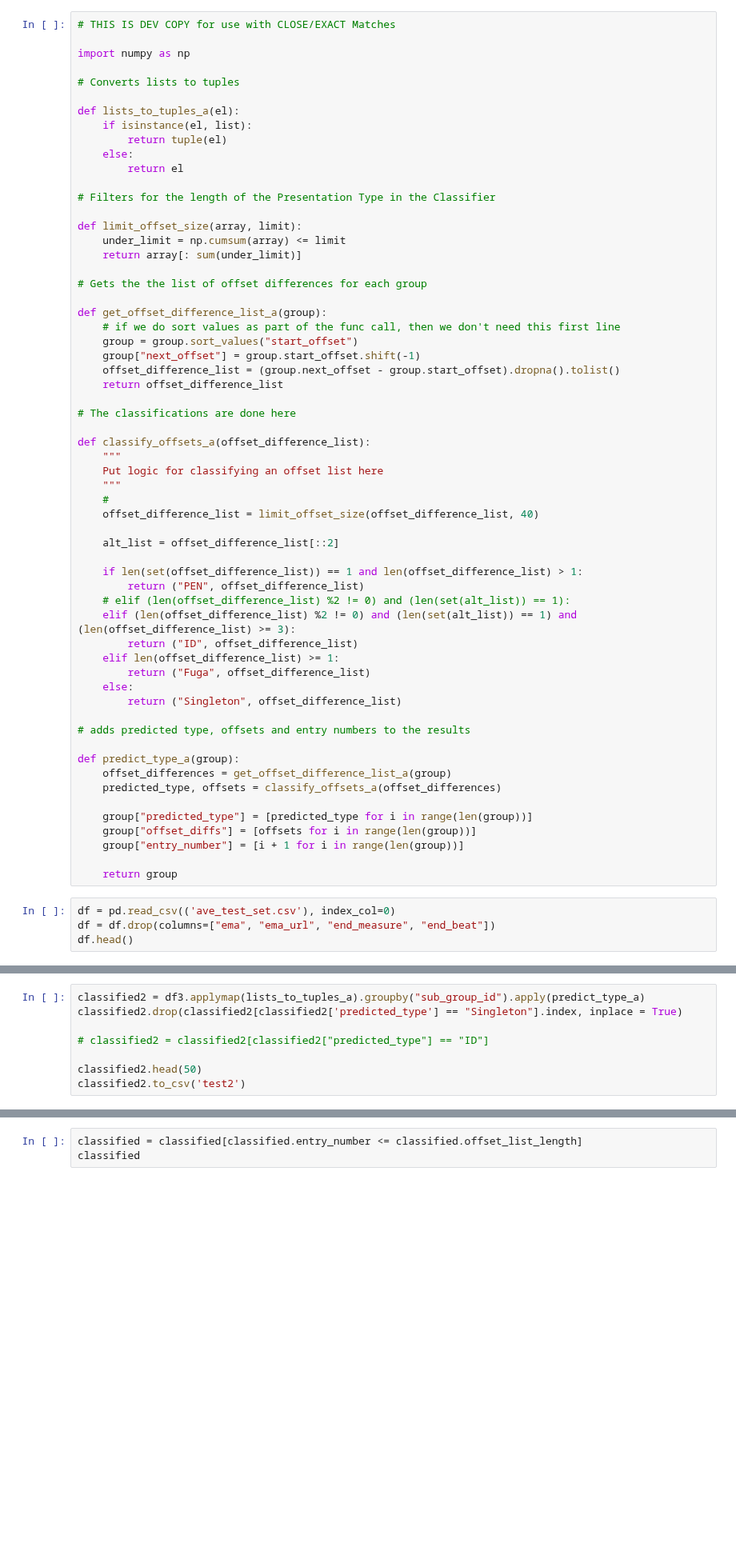
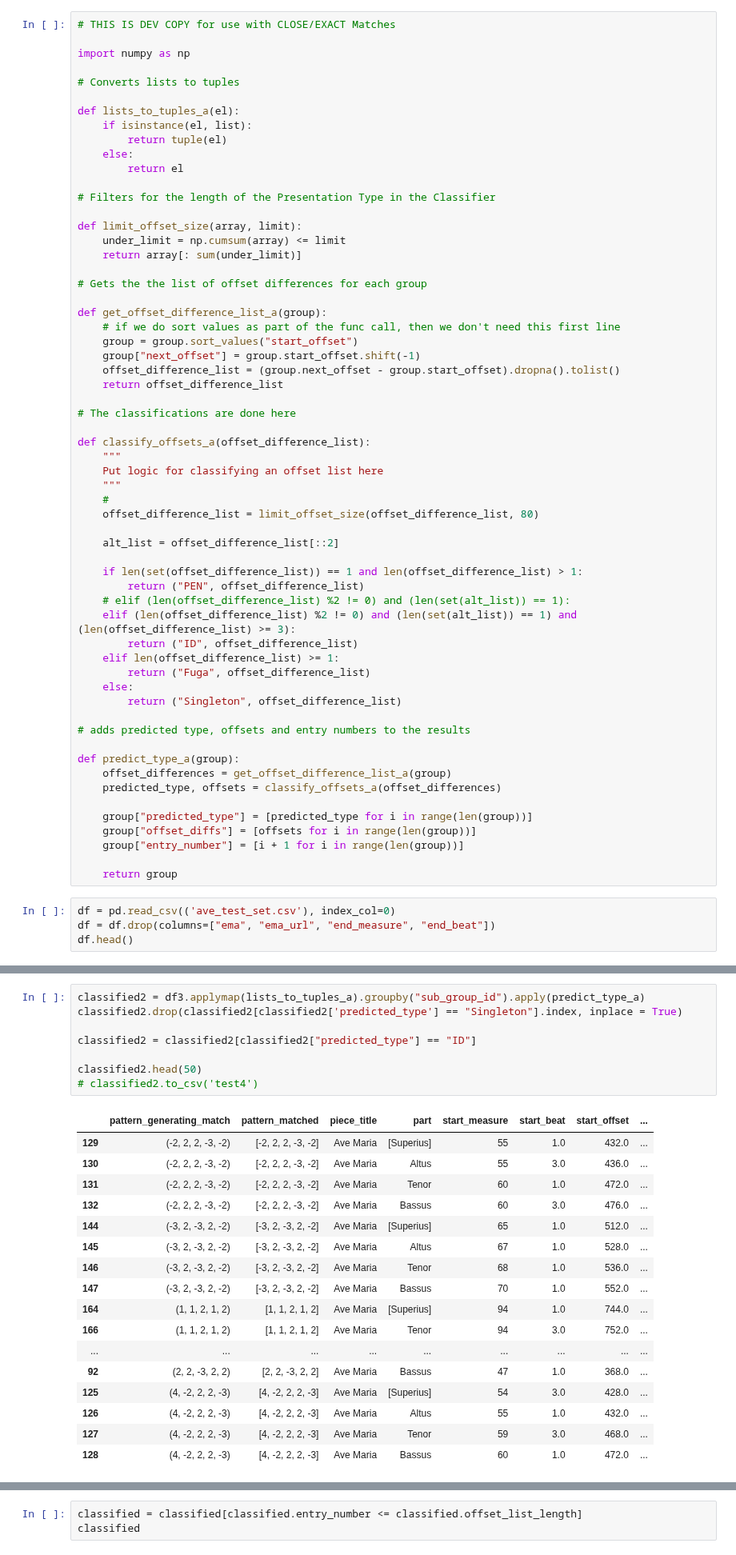
Before and after one commit to RichardFreedman/CRIM-notebooks, a Jupyter notebook: CRIM/CRIM_Group_Tests.ipynb, the cells around one changed output, grey strips where cells are left out. Shown at 80% size. Drawn from its saved outputs; the diff is of its cells as text; blank space fills up the shorter version.

```diff
--- a/CRIM/CRIM_Group_Tests.ipynb
+++ b/CRIM/CRIM_Group_Tests.ipynb
@@ -40,7 +40,7 @@ def classify_offsets_a(offset_difference_list):
     Put logic for classifying an offset list here
     """
     #
-    offset_difference_list = limit_offset_size(offset_difference_list, 40)
+    offset_difference_list = limit_offset_size(offset_difference_list, 80)
 
     alt_list = offset_difference_list[::2]
 
@@ -147,11 +147,29 @@ df3.head()
 # %%
 classified2 = df3.applymap(lists_to_tuples_a).groupby("sub_group_id").apply(predict_type_a)
 classified2.drop(classified2[classified2['predicted_type'] == "Singleton"].index, inplace = True)
 
-# classified2 = classified2[classified2["predicted_type"] == "ID"]
+classified2 = classified2[classified2["predicted_type"] == "ID"]
 
 classified2.head(50)
-classified2.to_csv('test2')
+# classified2.to_csv('test4')
+# %% [output]
+|  | pattern_generating_match | pattern_matched | piece_title | part | start_measure | start_beat | start_offset | ... |
+| 129 | (-2, 2, 2, -3, -2) | [-2, 2, 2, -3, -2] | Ave Maria | [Superius] | 55 | 1.0 | 432.0 | ... |
+| 130 | (-2, 2, 2, -3, -2) | [-2, 2, 2, -3, -2] | Ave Maria | Altus | 55 | 3.0 | 436.0 | ... |
+| 131 | (-2, 2, 2, -3, -2) | [-2, 2, 2, -3, -2] | Ave Maria | Tenor | 60 | 1.0 | 472.0 | ... |
+| 132 | (-2, 2, 2, -3, -2) | [-2, 2, 2, -3, -2] | Ave Maria | Bassus | 60 | 3.0 | 476.0 | ... |
+| 144 | (-3, 2, -3, 2, -2) | [-3, 2, -3, 2, -2] | Ave Maria | [Superius] | 65 | 1.0 | 512.0 | ... |
+| 145 | (-3, 2, -3, 2, -2) | [-3, 2, -3, 2, -2] | Ave Maria | Altus | 67 | 1.0 | 528.0 | ... |
+| 146 | (-3, 2, -3, 2, -2) | [-3, 2, -3, 2, -2] | Ave Maria | Tenor | 68 | 1.0 | 536.0 | ... |
+| 147 | (-3, 2, -3, 2, -2) | [-3, 2, -3, 2, -2] | Ave Maria | Bassus | 70 | 1.0 | 552.0 | ... |
+| 164 | (1, 1, 2, 1, 2) | [1, 1, 2, 1, 2] | Ave Maria | [Superius] | 94 | 1.0 | 744.0 | ... |
+| 166 | (1, 1, 2, 1, 2) | [1, 1, 2, 1, 2] | Ave Maria | Tenor | 94 | 3.0 | 752.0 | ... |
+| ... | ... | ... | ... | ... | ... | ... | ... | ... |
+| 92 | (2, 2, -3, 2, 2) | [2, 2, -3, 2, 2] | Ave Maria | Bassus | 47 | 1.0 | 368.0 | ... |
+| 125 | (4, -2, 2, 2, -3) | [4, -2, 2, 2, -3] | Ave Maria | [Superius] | 54 | 3.0 | 428.0 | ... |
+| 126 | (4, -2, 2, 2, -3) | [4, -2, 2, 2, -3] | Ave Maria | Altus | 55 | 1.0 | 432.0 | ... |
+| 127 | (4, -2, 2, 2, -3) | [4, -2, 2, 2, -3] | Ave Maria | Tenor | 59 | 3.0 | 468.0 | ... |
+| 128 | (4, -2, 2, 2, -3) | [4, -2, 2, 2, -3] | Ave Maria | Bassus | 60 | 1.0 | 472.0 | ... |
 # %%
 classified = df.applymap(lists_to_tuples_a).sort_values("start_offset").groupby("sub_group_id").apply(predict_type_a)
 classified["group_number"] = classified.groupby('pattern_generating_match').ngroup()
```
Also changed, not shown: parts of 3 cells of this notebook, 3 other files.
